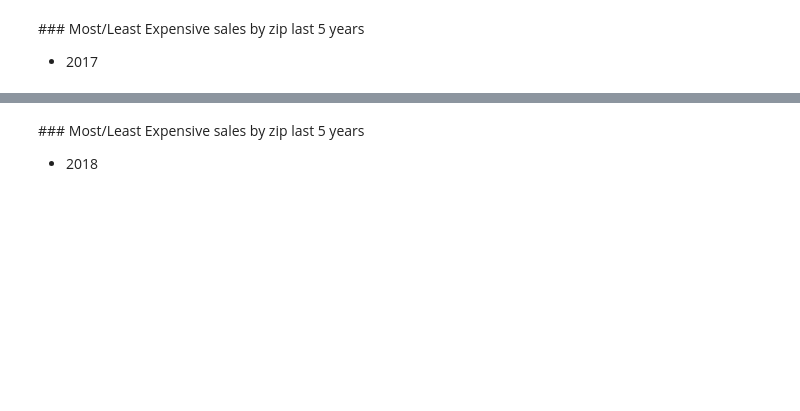
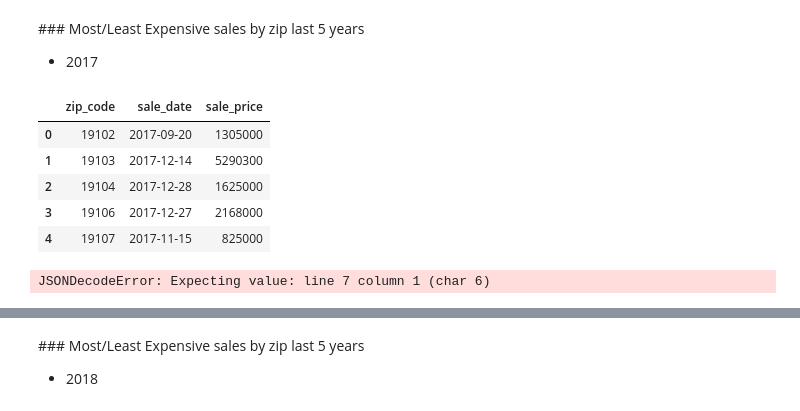
Before and after one commit to jeremybar32093/covid_recovery_analysis, a Jupyter notebook: heatmap.ipynb, the cells around one changed output, grey strips where cells are left out. Drawn from its saved outputs; the diff is of its cells as text; code cells hidden in the pictures; blank space fills up the shorter version.

```diff
--- a/heatmap.ipynb
+++ b/heatmap.ipynb
@@ -320,31 +290,60 @@ saleDate2016_groupbyDF.head()
 # %%
 ## MAX VALUES
 # Aggregate total sales by date
 
 # Create df to use for grouping
-saleDate = mergedDF[['zip_code', 'sale_date','sale_price']]
+saleDate = housingDF[['zip_code', 'sale_date','sale_price']]
 
 saleDate = saleDate.dropna(how='any')
 
 # Convert to string in main ETL
 saleDate['zip_code'] = saleDate['zip_code'].astype('Int64').astype('str')
 
 # Filter dataframe (2016 - 2020)
 saleDate2017 = saleDate[(saleDate['sale_date'] > '2016-12-31') & (saleDate['sale_date'] <= '2017-12-31')]
 
 # Create groupby object
 saleDate2017_groupby = saleDate2017.groupby('zip_code')
 
 # Create grouped data frame with count of sales, mean, median sale price
-saleDate2017_groupbyDF = saleDate2017_groupby.max()
-saleDate2017_groupbyDF = saleDate2017_groupbyDF.reset_index()
-saleDate2017_groupbyDF
+saleDate2017MAX_groupbyDF = saleDate2017_groupby.max()
+saleDate2017MAX_groupbyDF = saleDate2017MAX_groupbyDF.reset_index()
+saleDate2017MAX_groupbyDF
 
 # Add zip codes 19109 and 19102, so that GeoJSON will work - not in original df but in GeoJSON file
-saleDate2017_groupbyDF = saleDate2017_groupbyDF.append({'zip_code':'19109','sale_price':0},ignore_index=True)
-saleDate2017_groupbyDF = saleDate2017_groupbyDF.append({'zip_code':'19112','sale_price':0},ignore_index=True)
+saleDate2017MAX_groupbyDF = saleDate2017MAX_groupbyDF.append({'zip_code':'19109','sale_price':0},ignore_index=True)
+saleDate2017MAX_groupbyDF = saleDate2017MAX_groupbyDF.append({'zip_code':'19112','sale_price':0},ignore_index=True)
 
-saleDate2017_groupbyDF.head()
+saleDate2017MAX_groupbyDF.head()
+# %% [output]
+|  | zip_code | sale_date | sale_price |
+| 0 | 19102 | 2017-09-20 | 1305000 |
+| 1 | 19103 | 2017-12-14 | 5290300 |
+| 2 | 19104 | 2017-12-28 | 1625000 |
+| 3 | 19106 | 2017-12-27 | 2168000 |
+| 4 | 19107 | 2017-11-15 | 825000 |
+# %%
+# Load in GeoJSON file for map
+with open('source_data/Zipcodes_Poly.geojson','r') as jsonFile:
+    data = json.load(jsonFile)
+
+# Create folium map
+m = folium.Map(location=[39.9526, -75.1652],zoom_start=11)
+m.choropleth(
+    geo_data=data,
+    fill_opacity=0.7,
+    line_opacity=0.2,
+    data=saleDate2017MAX_groupbyDF,
+    key_on='feature.properties.CODE',
+    columns=['zip_code','sale_price'],
+    fill_color='YlGnBu',
+    legend_name='Most Expensive Homes Sold by Zip, 2017'
+)
+folium.LayerControl().add_to(m)
+
+m
+# %% [output]
+JSONDecodeError: Expecting value: line 7 column 1 (char 6)
 # %%
 ## MIN VALUES
 # Aggregate total sales by date
```
Also changed, not shown: parts of 30 cells of this notebook.
